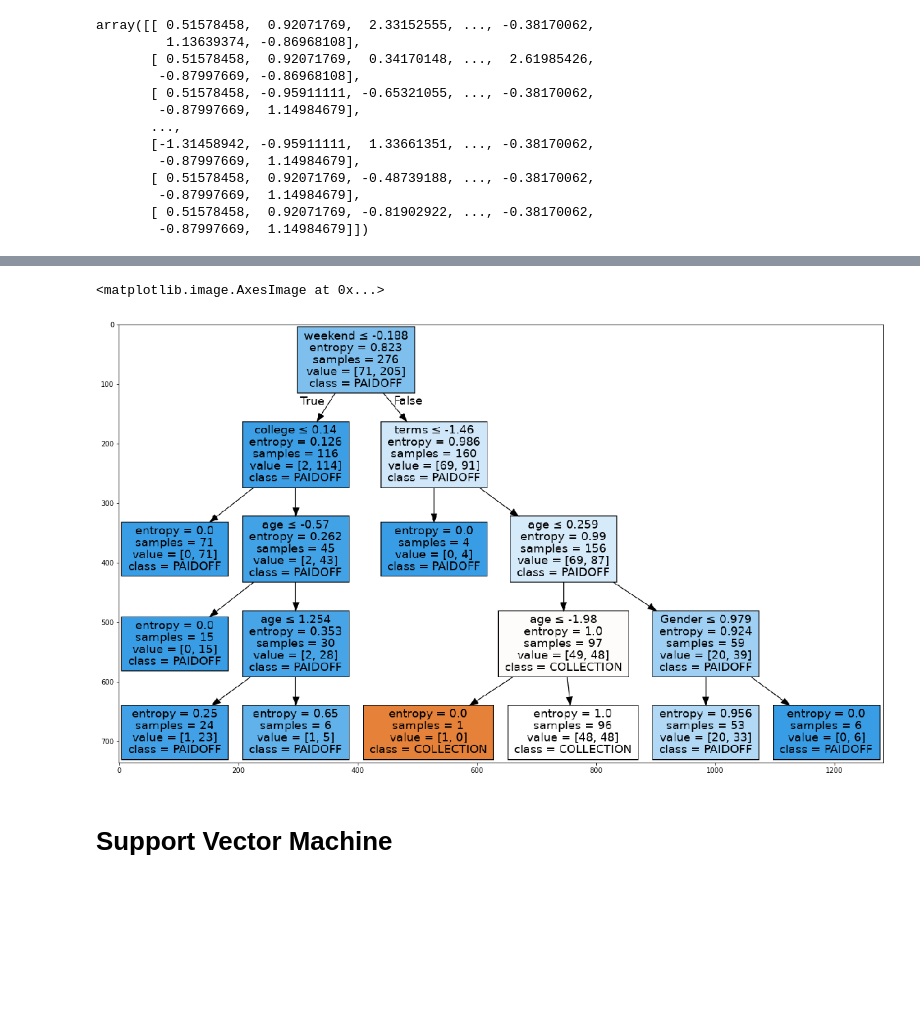
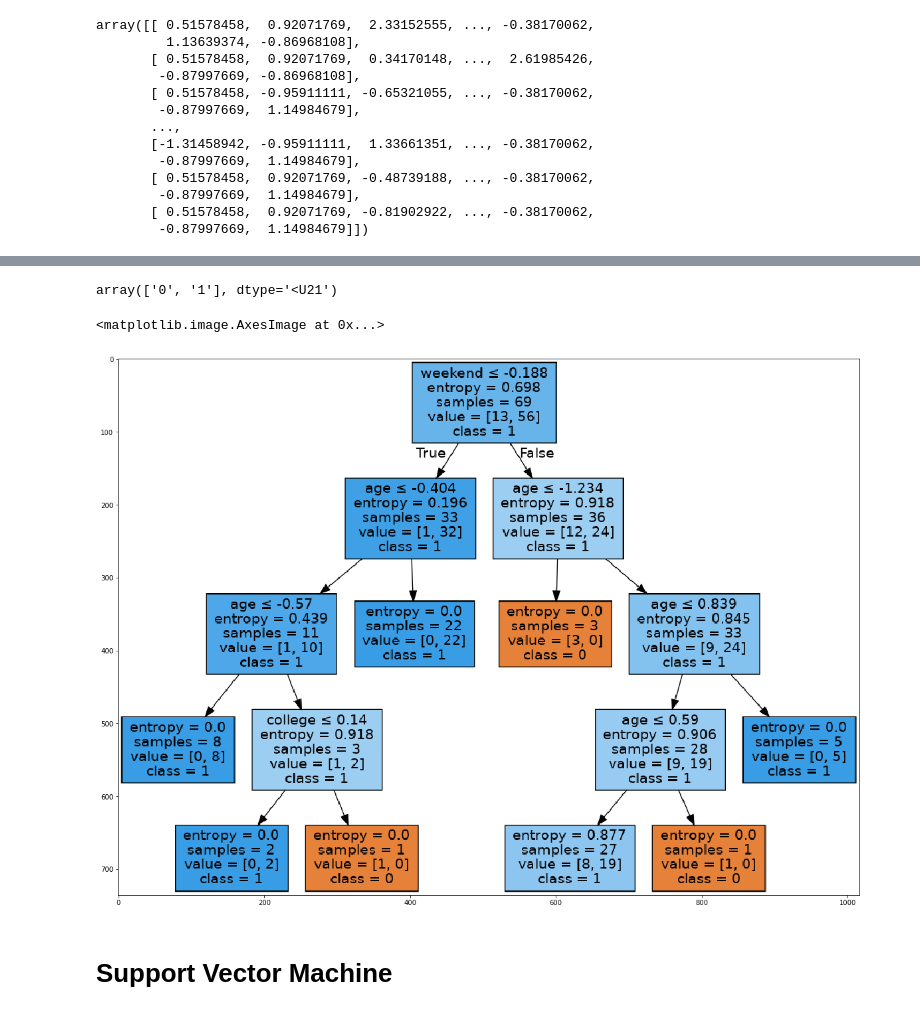
Before and after one commit to sayebms1/coursera_ML_capstone_project, a Jupyter notebook: ML_coursera_capstone.ipynb, the cells around one changed output, grey strips where cells are left out. Cells and saved outputs as stored; diff of their text form; code cells hidden in the pictures; blank space fills up the shorter version.

```diff
--- a/ML_coursera_capstone.ipynb
+++ b/ML_coursera_capstone.ipynb
@@ -243,0 +223,4 @@ array(['PAIDOFF', 'PAIDOFF', 'PAIDOFF', 'PAIDOFF', 'PAIDOFF', 'PAIDOFF',
+# %%
+df['loan_status'].replace(to_replace=['PAIDOFF','COLLECTION'], value=[1,0], inplace=True)
+y = df['loan_status']
+y
@@ -283,7 +279,7 @@ Notice: You should find the best k to build the model with the best accuracy.
 ### Preprocessing the data
 # %%
 from sklearn.model_selection import train_test_split
-X_train, X_test, y_train, y_test = train_test_split( X, y, test_size=0.2, random_state=4)
+X_train, X_test, y_train, y_test = train_test_split( X, y, test_size=0.8, random_state=4)
 print ('Train set:', X_train.shape,  y_train.shape)
 print ('Test set:', X_test.shape,  y_test.shape)
 # %% [output]
@@ -374,17 +400,21 @@ array([[ 0.51578458,  0.92071769,  2.33152555, ..., -0.38170062,
+# %%
+np.unique(y_train).astype(str)
+# %% [output]
+array(['0', '1'], dtype='<U21')
 # %%
 dot_data = StringIO()
 filename = "loantree.png"
 featureNames = ['Principal','terms','age','Gender','weekend','Bechalor','High School or Below', 'college']
 targetNames = df['loan_status'].unique().tolist()
-out=tree.export_graphviz(loanTree,feature_names=featureNames, out_file=dot_data, class_names= np.unique(y_train), filled=True,  special_characters=True,rotate=False)
+out=tree.export_graphviz(loanTree,feature_names=featureNames, out_file=dot_data, class_names= np.unique(y_train).astype(str), filled=True,  special_characters=True,rotate=False)
 graph = pydotplus.graph_from_dot_data(dot_data.getvalue())
 graph.write_png(filename)
 img = mpimg.imread(filename)
 plt.figure(figsize=(20, 20))
 plt.imshow(img,interpolation='nearest')
 # %% [output]
 <matplotlib.image.AxesImage at 0x...>
-[figure, old version]
+[figure, new version]
 # %% [markdown]
 # Support Vector Machine
 # %%
```
Also changed, not shown: parts of 19 cells of this notebook.
